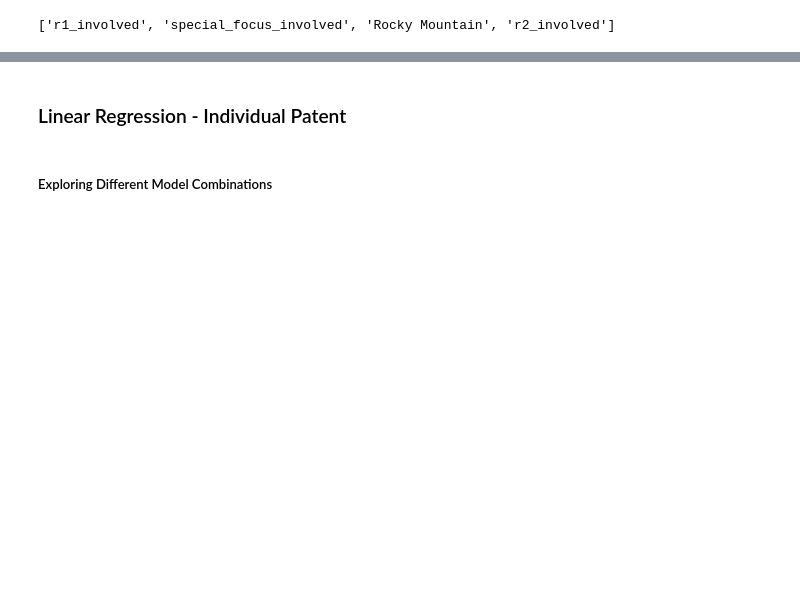
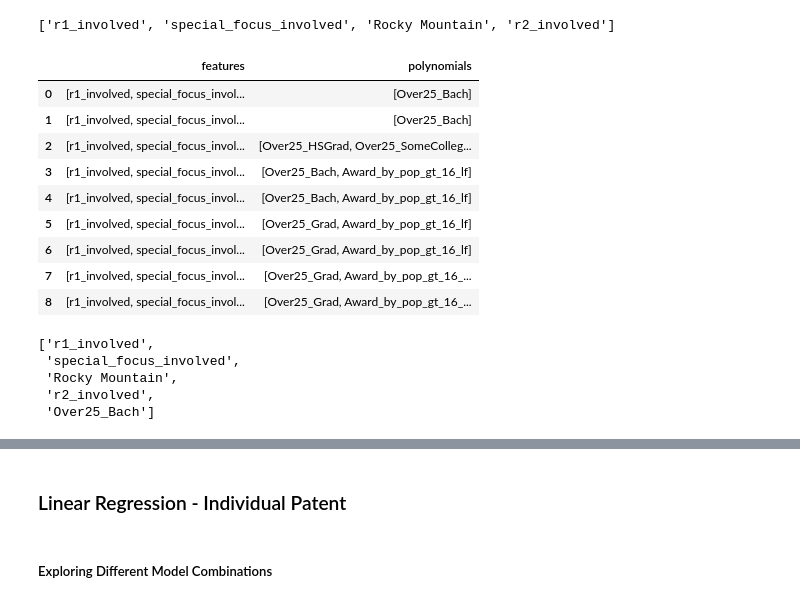
Before and after one commit to mhk9c/patents22, a Jupyter notebook: WI_tc_ModelTesting-fixed.ipynb, the cells around one changed output, grey strips where cells are left out. Drawn from its saved outputs; the diff is of its cells as text; code cells hidden in the pictures; blank space fills up the shorter version.

```diff
--- a/WI_tc_ModelTesting-fixed.ipynb
+++ b/WI_tc_ModelTesting-fixed.ipynb
@@ -600,0 +686,48 @@ df = pd.DataFrame(lst_dict)
+# %%
+dicts = [{'features':top_4_chi + ['Over25_Bach'], 'polynomials':['Over25_Bach']},
+         {'features':top_5_chi + ['Over25_Bach'], 'polynomials':['Over25_Bach']},
+         {'features':top_4_chi + education, 'polynomials':education},
+         {'features':top_4_chi + ['Over25_Bach', 'Award_by_pop_gt_16_lf'],
+          'polynomials':['Over25_Bach', 'Award_by_pop_gt_16_lf']},
+         {'features':top_5_chi + ['Over25_Bach', 'Award_by_pop_gt_16_lf'],
+          'polynomials':['Over25_Bach', 'Award_by_pop_gt_16_lf']},
+         {'features':top_4_chi + ['Over25_Grad', 'Award_by_pop_gt_16_lf'],
+          'polynomials':['Over25_Grad', 'Award_by_pop_gt_16_lf']},
+         {'features':top_5_chi + ['Over25_Grad', 'Award_by_pop_gt_16_lf'],
+          'polynomials':['Over25_Grad', 'Award_by_pop_gt_16_lf']},
+         {'features':top_4_chi + ['Over25_Grad', 'Award_by_pop_gt_16_lf'] + naics,
+          'polynomials':['Over25_Grad', 'Award_by_pop_gt_16_lf'] + naics},
+         {'features': top_5_chi + ['Over25_Grad', 'Award_by_pop_gt_16_lf'] + naics,
+          'polynomials':['Over25_Grad', 'Award_by_pop_gt_16_lf'] + naics},
+         # {'features':, 'polynomials':},
+         # {'features':, 'polynomials':},
+         # {'features':, 'polynomials':},
+         # {'features':, 'polynomials':},
+         # {'features':, 'polynomials':},
+         # {'features':, 'polynomials':},
+         # {'features':, 'polynomials':},
+        ]
+# %%
+features_polynomials = pd.DataFrame()
+features_polynomials = features_polynomials.append(dicts)
+# %%
+features_polynomials
+# %% [output]
+|  | features | polynomials |
+| 0 | [r1_involved, special_focus_invol... | [Over25_Bach] |
+| 1 | [r1_involved, special_focus_invol... | [Over25_Bach] |
+| 2 | [r1_involved, special_focus_invol... | [Over25_HSGrad, Over25_SomeColleg... |
+| 3 | [r1_involved, special_focus_invol... | [Over25_Bach, Award_by_pop_gt_16_lf] |
+| 4 | [r1_involved, special_focus_invol... | [Over25_Bach, Award_by_pop_gt_16_lf] |
+| 5 | [r1_involved, special_focus_invol... | [Over25_Grad, Award_by_pop_gt_16_lf] |
+| 6 | [r1_involved, special_focus_invol... | [Over25_Grad, Award_by_pop_gt_16_lf] |
+| 7 | [r1_involved, special_focus_invol... | [Over25_Grad, Award_by_pop_gt_16_... |
+| 8 | [r1_involved, special_focus_invol... | [Over25_Grad, Award_by_pop_gt_16_... |
+# %%
+features_polynomials['features'].loc[0]
+# %% [output]
+['r1_involved',
+ 'special_focus_involved',
+ 'Rocky Mountain',
+ 'r2_involved',
+ 'Over25_Bach']
```
Also changed, not shown: parts of 39 cells of this notebook.
